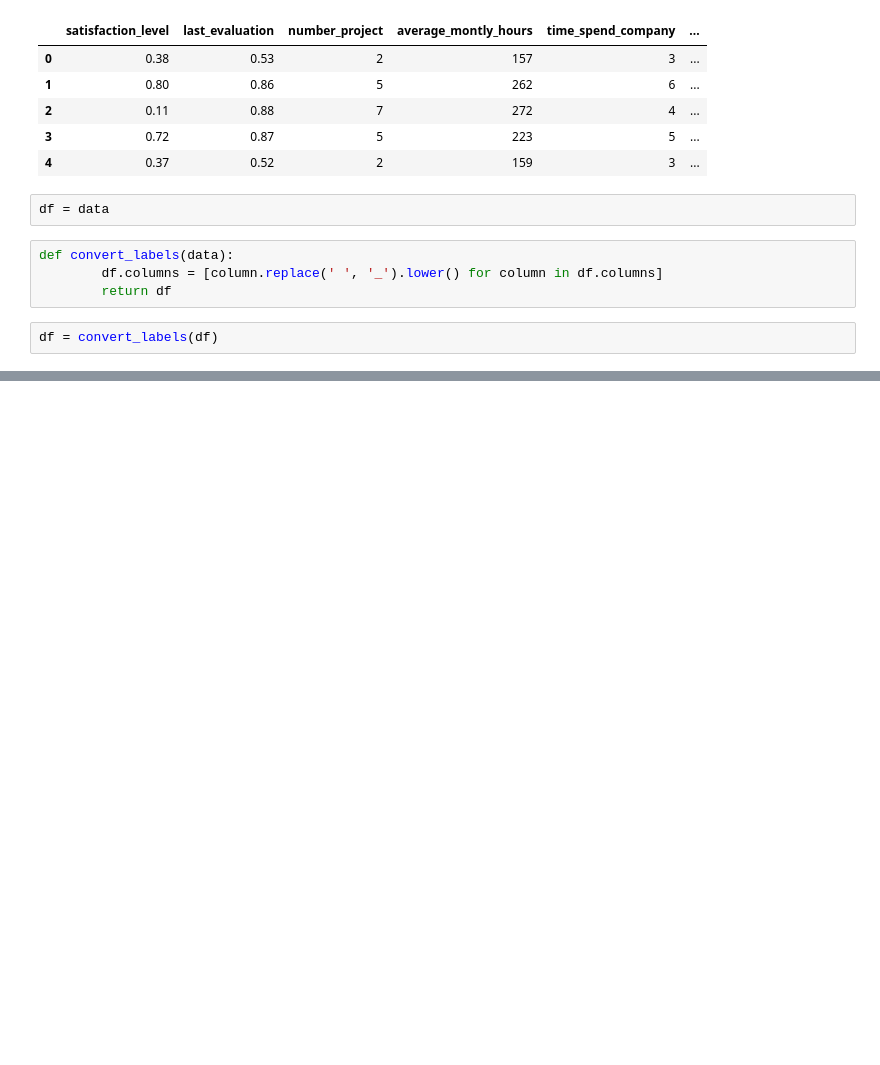
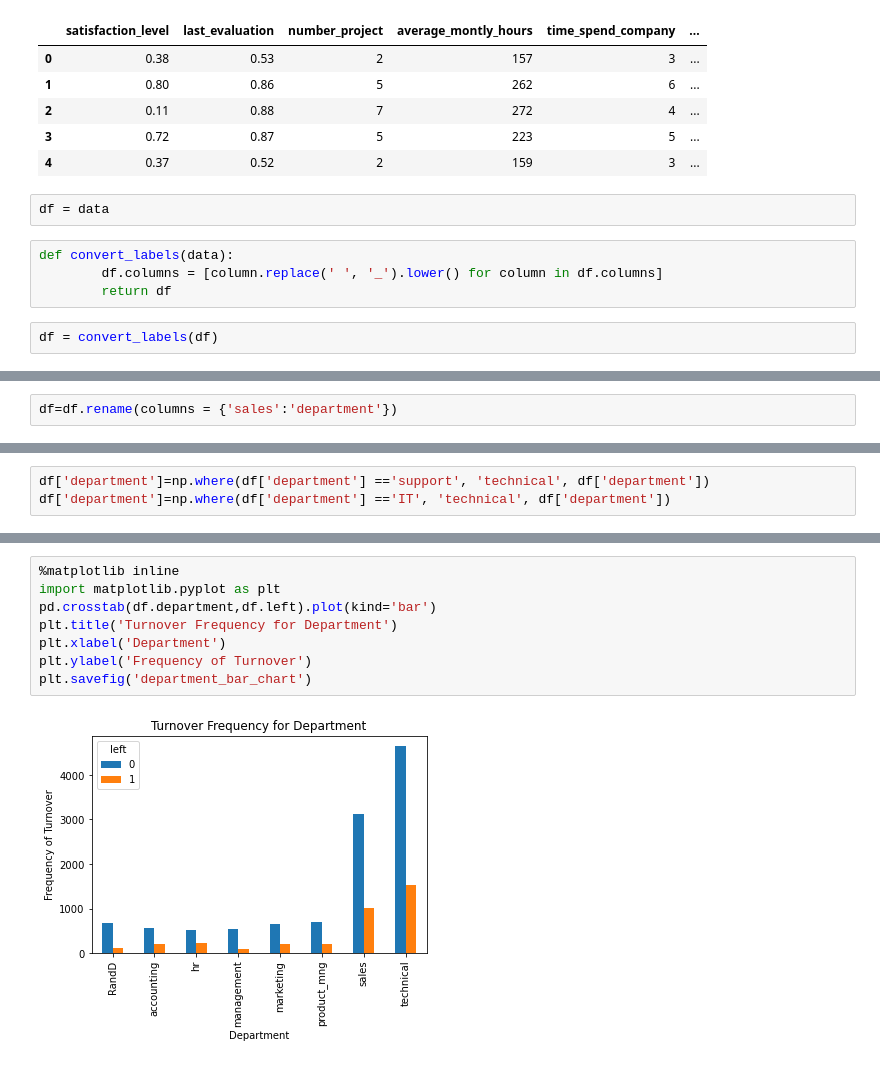
Before and after one commit to Desmondonam/Machine_leaning_algorithm, a Jupyter notebook: Notebooks/Machine Learning.ipynb, the cells around one changed output, grey strips where cells are left out. Cells and saved outputs as stored; diff of their text form; blank space fills up the shorter version.

```diff
--- a/Notebooks/Machine Learning.ipynb
+++ b/Notebooks/Machine Learning.ipynb
@@ -50,0 +73,2 @@ NameError: name 'summary' is not defined
+# %%
+df=df.rename(columns = {'sales':'department'})
@@ -50,0 +112,3 @@ NameError: name 'summary' is not defined
+# %%
+df['department']=np.where(df['department'] =='support', 'technical', df['department'])
+df['department']=np.where(df['department'] =='IT', 'technical', df['department'])
@@ -50,0 +149,10 @@ NameError: name 'summary' is not defined
+# %%
+%matplotlib inline
+import matplotlib.pyplot as plt
+pd.crosstab(df.department,df.left).plot(kind='bar')
+plt.title('Turnover Frequency for Department')
+plt.xlabel('Department')
+plt.ylabel('Frequency of Turnover')
+plt.savefig('department_bar_chart')
+# %% [output]
+[figure, added]
```
Also changed, not shown: parts of 43 cells of this notebook, 6 other files.
